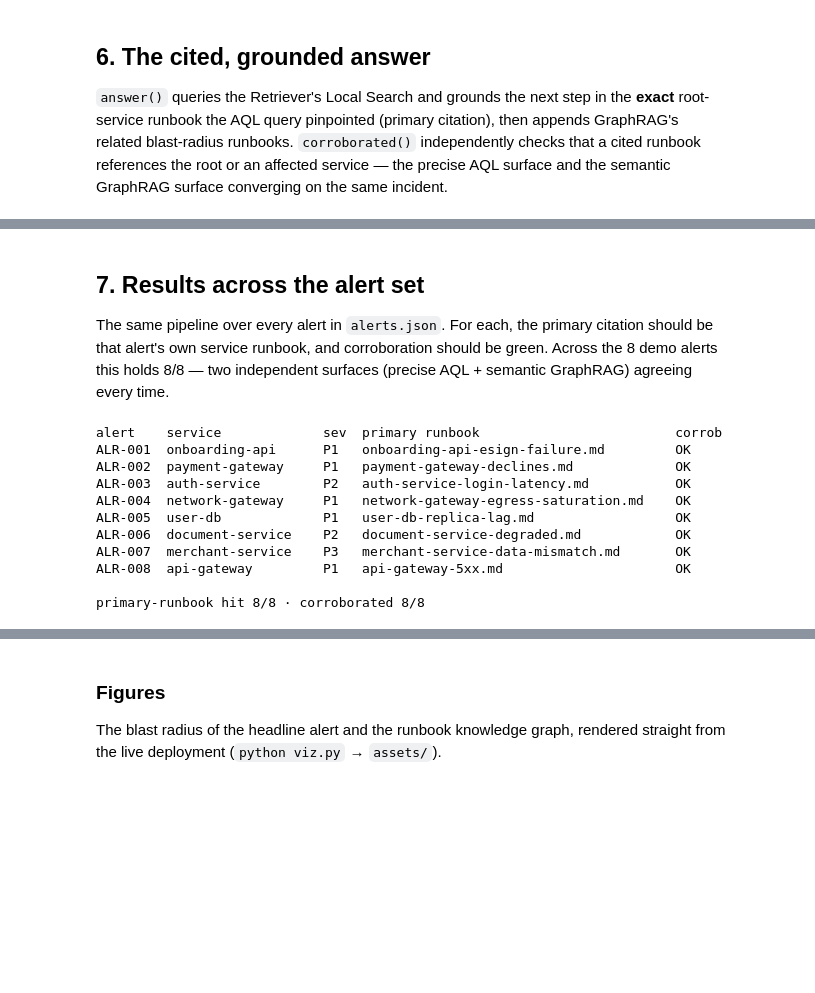
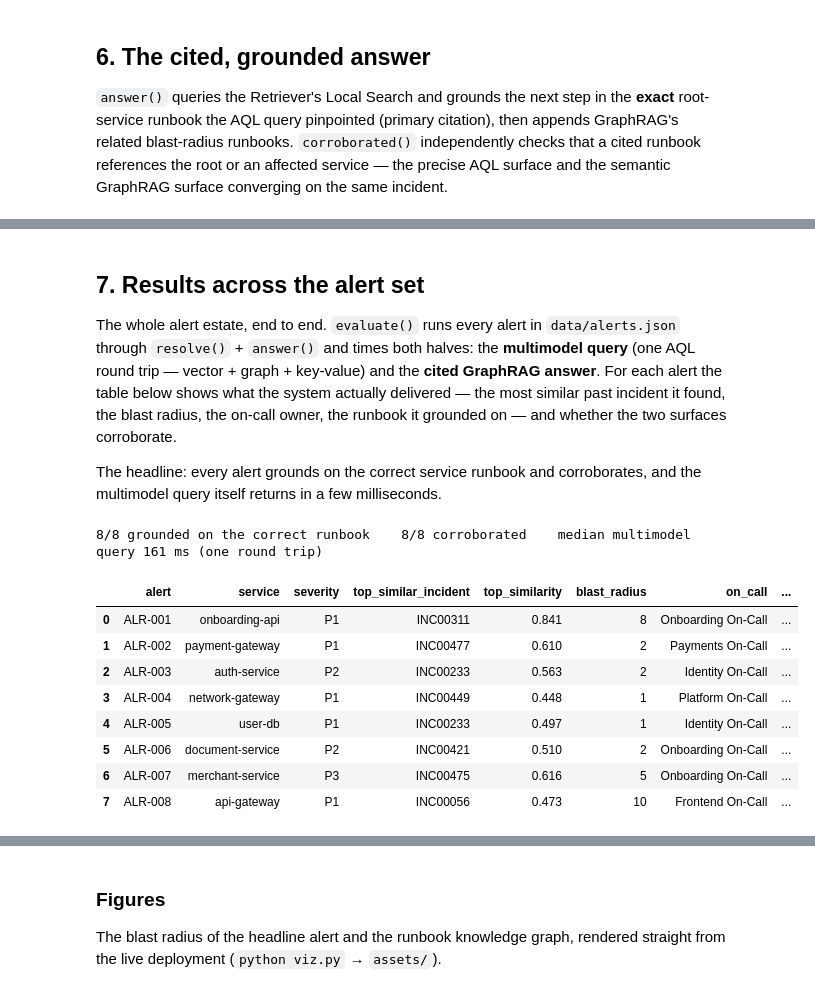
Before and after one commit to mostafaibrahim17/arango-multimodel-incident-resolution, a Jupyter notebook: incident_resolution.ipynb, the cells around one changed output, grey strips where cells are left out. Drawn from its saved outputs; the diff is of its cells as text; code cells hidden in the pictures; blank space fills up the shorter version.

```diff
--- a/incident_resolution.ipynb
+++ b/incident_resolution.ipynb
@@ -191,31 +189,42 @@ corroboration: {'agree': True, 'matched_services': ['notification-service', 'onb
 # %% [markdown]
 ## 7. Results across the alert set
 
-The same pipeline over every alert in `alerts.json`. For each, the primary citation should be that alert's own service runbook, and corroboration should be green. Across the 8 demo alerts this holds 8/8 — two independent surfaces (precise AQL + semantic GraphRAG) agreeing every time.
+The whole alert estate, end to end. `evaluate()` runs every alert in `data/alerts.json` through `resolve()` + `answer()` and times both halves: the **multimodel query** (one AQL round trip — vector + graph + key-value) and the **cited GraphRAG answer**. For each alert the table below shows what the system actually delivered — the most similar past incident it found, the blast radius, the on-call owner, the runbook it grounded on — and whether the two surfaces corroborate.
+
+The headline: every alert grounds on the correct service runbook and corroborates, and the multimodel query itself returns in a few milliseconds.
 # %%
-import json
-alerts = json.load(open("alerts.json"))
+import pandas as pd
+from resolver import evaluate
 
-print(f"{'alert':9}{'service':20}{'sev':5}{'primary runbook':40}corrob")
-hits = corr = 0
-for a in alerts:
-    p = resolve(a)
-    c = answer(p, a["text"])
-    prim = next((v for v in c["citations"].values() if v.get("primary")), None)
-    cb = corroborated(p, c)["agree"]
-    hits += bool(prim); corr += cb
-    rb = prim["file_name"] if prim else "(none)"
-    print(f"{a['_key']:9}{a['service']:20}{a['severity']:5}{rb:40}{'OK' if cb else 'x'}")
-print(f"\nprimary-runbook hit {hits}/{len(alerts)} · corroborated {corr}/{len(alerts)}")
+alerts = json.load(open("data/alerts.json"))
+results = evaluate(alerts)                 # one row per alert, both timings captured
+results_table = pd.DataFrame(results)
+
+total = len(results_table)
+grounded = int(results_table["grounded"].sum())
+corroborated_count = int(results_table["corroborated"].sum())
+median_query_ms = results_table["query_ms"].median()
+
+print(f"{grounded}/{total} grounded on the correct runbook    "
+      f"{corroborated_count}/{total} corroborated    "
+      f"median multimodel query {median_query_ms:.0f} ms (one round trip)")
+
+# Render the per-alert table (✓/✗ for the two boolean checks).
+shown = results_table.assign(
+    grounded=results_table["grounded"].map({True: "✓", False: "✗"}),
+    corroborated=results_table["corroborated"].map({True: "✓", False: "✗"}),
+)
+shown[["alert", "service", "severity", "top_similar_incident", "top_similarity",
+       "blast_radius", "on_call", "primary_runbook", "grounded", "corroborated",
+       "citations", "query_ms", "answer_s"]]
 # %% [output]
-alert    service             sev  primary runbook                         corrob
-ALR-001  onboarding-api      P1   onboarding-api-esign-failure.md         OK
-ALR-002  payment-gateway     P1   payment-gateway-declines.md             OK
-ALR-003  auth-service        P2   auth-service-login-latency.md           OK
-ALR-004  network-gateway     P1   network-gateway-egress-saturation.md    OK
-ALR-005  user-db             P1   user-db-replica-lag.md                  OK
-ALR-006  document-service    P2   document-service-degraded.md            OK
-ALR-007  merchant-service    P3   merchant-service-data-mismatch.md       OK
-ALR-008  api-gateway         P1   api-gateway-5xx.md                      OK
-
-primary-runbook hit 8/8 · corroborated 8/8
+8/8 grounded on the correct runbook    8/8 corroborated    median multimodel query 161 ms (one round trip)
+|  | alert | service | severity | top_similar_incident | top_similarity | blast_radius | on_call | ... |
+| 0 | ALR-001 | onboarding-api | P1 | INC00311 | 0.841 | 8 | Onboarding On-Call | ... |
+| 1 | ALR-002 | payment-gateway | P1 | INC00477 | 0.610 | 2 | Payments On-Call | ... |
+| 2 | ALR-003 | auth-service | P2 | INC00233 | 0.563 | 2 | Identity On-Call | ... |
+| 3 | ALR-004 | network-gateway | P1 | INC00449 | 0.448 | 1 | Platform On-Call | ... |
+| 4 | ALR-005 | user-db | P1 | INC00233 | 0.497 | 1 | Identity On-Call | ... |
+| 5 | ALR-006 | document-service | P2 | INC00421 | 0.510 | 2 | Onboarding On-Call | ... |
+| 6 | ALR-007 | merchant-service | P3 | INC00475 | 0.616 | 5 | Onboarding On-Call | ... |
+| 7 | ALR-008 | api-gateway | P1 | INC00056 | 0.473 | 10 | Frontend On-Call | ... |
```
Also changed, not shown: parts of 6 cells of this notebook, 26 other files.
